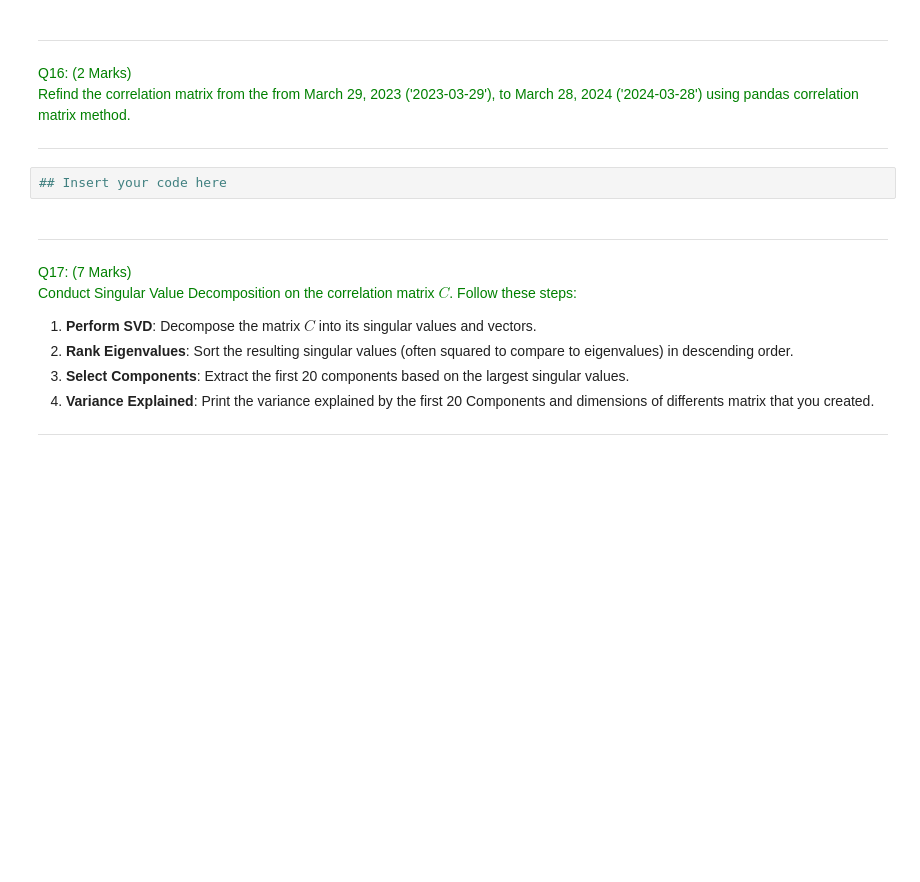
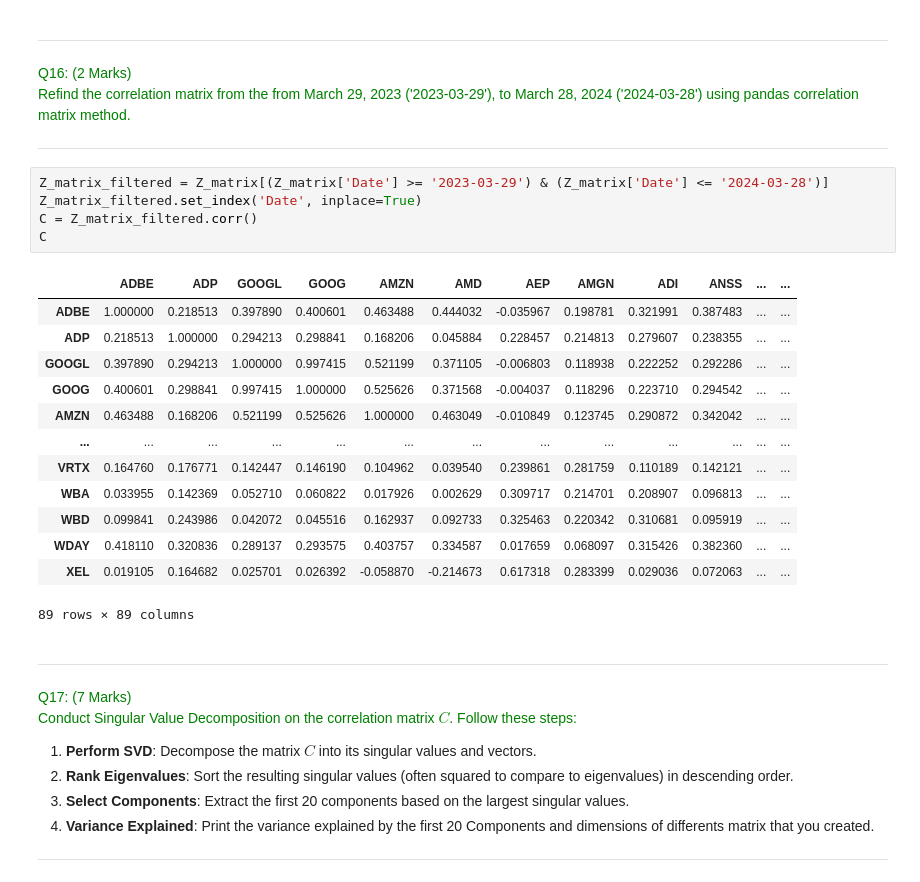
Before and after one commit to Rosie0104/Machine-Learning-and-Finance, a Jupyter notebook: Coursework/CourseWork.ipynb, the cells around one changed output. Drawn from its saved outputs; the diff is of its cells as text; blank space fills up the shorter version.

```diff
--- a/Coursework/CourseWork.ipynb
+++ b/Coursework/CourseWork.ipynb
@@ -540,8 +706,25 @@ Refind the correlation matrix from the from March 29, 2023 ('2023-03-29'), to Ma
 </font>
 
 ---
-# %%
-## Insert your code here
+# %%
+Z_matrix_filtered = Z_matrix[(Z_matrix['Date'] >= '2023-03-29') & (Z_matrix['Date'] <= '2024-03-28')]
+Z_matrix_filtered.set_index('Date', inplace=True)
+C = Z_matrix_filtered.corr()
+C
+# %% [output]
+|  | ADBE | ADP | GOOGL | GOOG | AMZN | AMD | AEP | AMGN | ADI | ANSS | ... | ... |
+| ADBE | 1.000000 | 0.218513 | 0.397890 | 0.400601 | 0.463488 | 0.444032 | -0.035967 | 0.198781 | 0.321991 | 0.387483 | ... | ... |
+| ADP | 0.218513 | 1.000000 | 0.294213 | 0.298841 | 0.168206 | 0.045884 | 0.228457 | 0.214813 | 0.279607 | 0.238355 | ... | ... |
+| GOOGL | 0.397890 | 0.294213 | 1.000000 | 0.997415 | 0.521199 | 0.371105 | -0.006803 | 0.118938 | 0.222252 | 0.292286 | ... | ... |
+| GOOG | 0.400601 | 0.298841 | 0.997415 | 1.000000 | 0.525626 | 0.371568 | -0.004037 | 0.118296 | 0.223710 | 0.294542 | ... | ... |
+| AMZN | 0.463488 | 0.168206 | 0.521199 | 0.525626 | 1.000000 | 0.463049 | -0.010849 | 0.123745 | 0.290872 | 0.342042 | ... | ... |
+| ... | ... | ... | ... | ... | ... | ... | ... | ... | ... | ... | ... | ... |
+| VRTX | 0.164760 | 0.176771 | 0.142447 | 0.146190 | 0.104962 | 0.039540 | 0.239861 | 0.281759 | 0.110189 | 0.142121 | ... | ... |
+| WBA | 0.033955 | 0.142369 | 0.052710 | 0.060822 | 0.017926 | 0.002629 | 0.309717 | 0.214701 | 0.208907 | 0.096813 | ... | ... |
+| WBD | 0.099841 | 0.243986 | 0.042072 | 0.045516 | 0.162937 | 0.092733 | 0.325463 | 0.220342 | 0.310681 | 0.095919 | ... | ... |
+| WDAY | 0.418110 | 0.320836 | 0.289137 | 0.293575 | 0.403757 | 0.334587 | 0.017659 | 0.068097 | 0.315426 | 0.382360 | ... | ... |
+| XEL | 0.019105 | 0.164682 | 0.025701 | 0.026392 | -0.058870 | -0.214673 | 0.617318 | 0.283399 | 0.029036 | 0.072063 | ... | ... |
+89 rows × 89 columns
 # %% [markdown]
 ---
 <font color=green>Q17: (7 Marks) </font>
```
Also changed, not shown: parts of 29 cells of this notebook.
